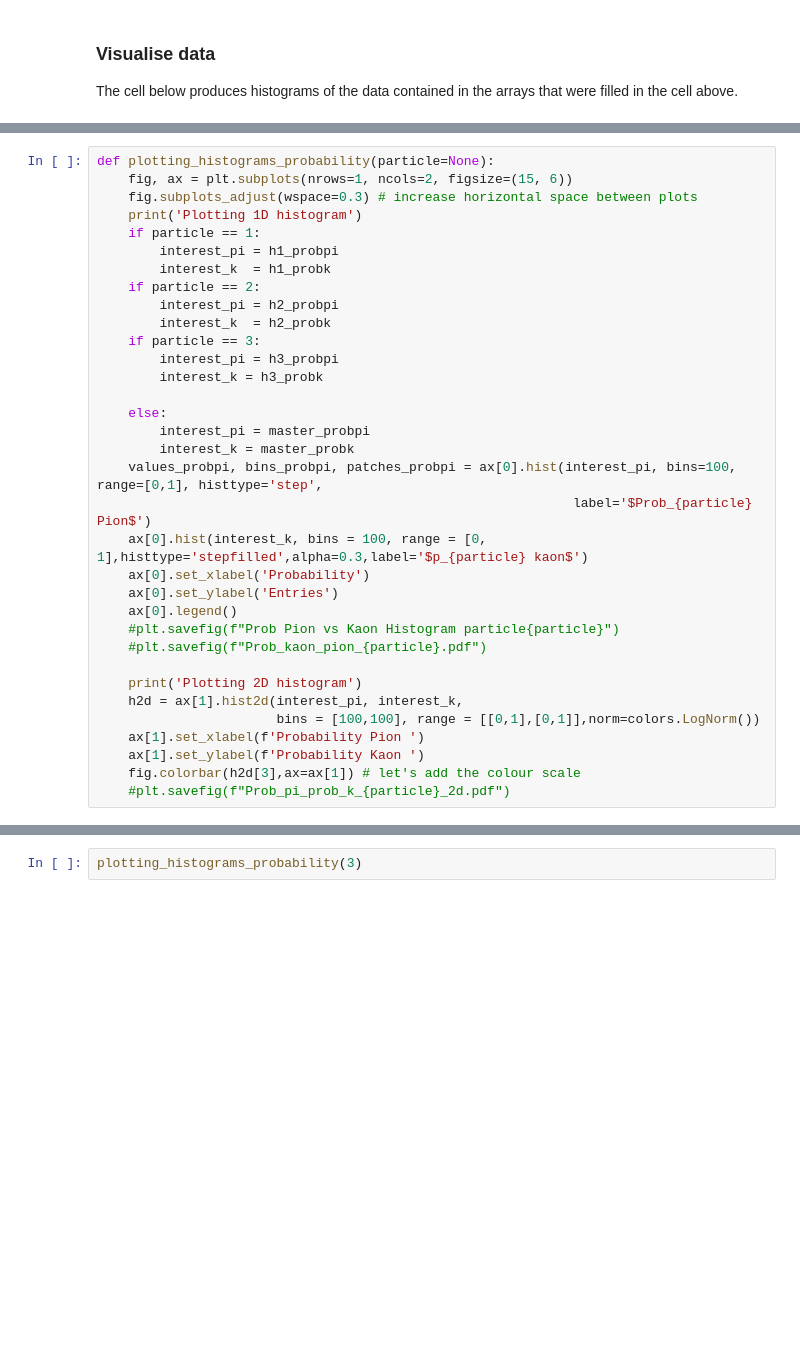
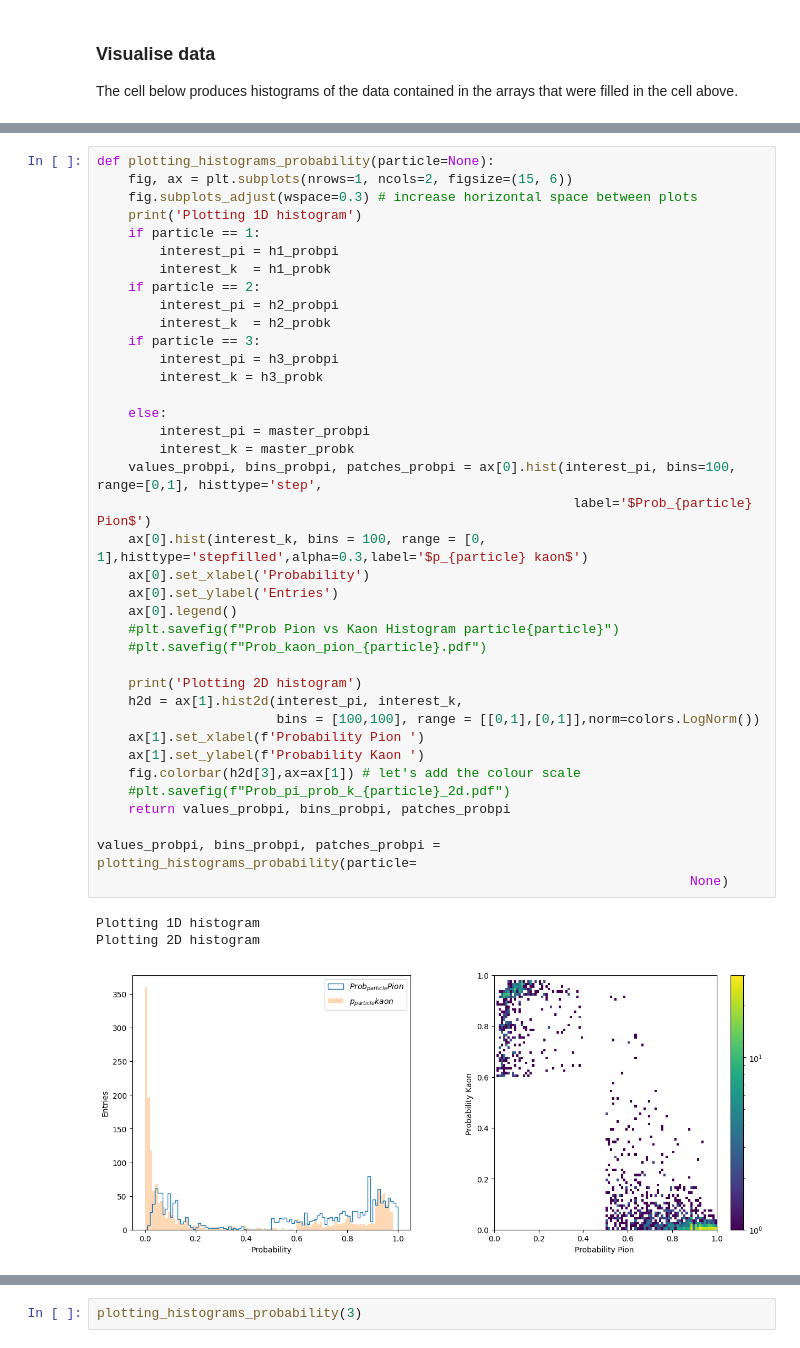
Before and after one commit to aavashsubedi/labs_yr3, a Jupyter notebook: matter_antimatter/aavash.ipynb, the cells around one changed output, grey strips where cells are left out. Cells and saved outputs as stored; diff of their text form; blank space fills up the shorter version.

```diff
--- a/matter_antimatter/aavash.ipynb
+++ b/matter_antimatter/aavash.ipynb
@@ -396,30 +291,38 @@ def plotting_histograms_probability(particle=None):
     print('Plotting 1D histogram')
     if particle == 1:
         interest_pi = h1_probpi
         interest_k  = h1_probk
     if particle == 2:
         interest_pi = h2_probpi
         interest_k  = h2_probk
     if particle == 3:
         interest_pi = h3_probpi
         interest_k = h3_probk
 
     else:
         interest_pi = master_probpi
         interest_k = master_probk
     values_probpi, bins_probpi, patches_probpi = ax[0].hist(interest_pi, bins=100, range=[0,1], histtype='step',
                                                              label='$Prob_{particle} Pion$')
     ax[0].hist(interest_k, bins = 100, range = [0, 1],histtype='stepfilled',alpha=0.3,label='$p_{particle} kaon$')
     ax[0].set_xlabel('Probability')
     ax[0].set_ylabel('Entries')
     ax[0].legend()
     #plt.savefig(f"Prob Pion vs Kaon Histogram particle{particle}")
     #plt.savefig(f"Prob_kaon_pion_{particle}.pdf")
 
     print('Plotting 2D histogram')
     h2d = ax[1].hist2d(interest_pi, interest_k,
                        bins = [100,100], range = [[0,1],[0,1]],norm=colors.LogNorm())
     ax[1].set_xlabel(f'Probability Pion ')
     ax[1].set_ylabel(f'Probability Kaon ')
     fig.colorbar(h2d[3],ax=ax[1]) # let's add the colour scale
     #plt.savefig(f"Prob_pi_prob_k_{particle}_2d.pdf")
+    return values_probpi, bins_probpi, patches_probpi
+
+values_probpi, bins_probpi, patches_probpi = plotting_histograms_probability(particle=
+                                                                            None)
+# %% [output]
+Plotting 1D histogram
+Plotting 2D histogram
+[figure, added]
```
Also changed, not shown: parts of 16 cells of this notebook, 5 other files.
